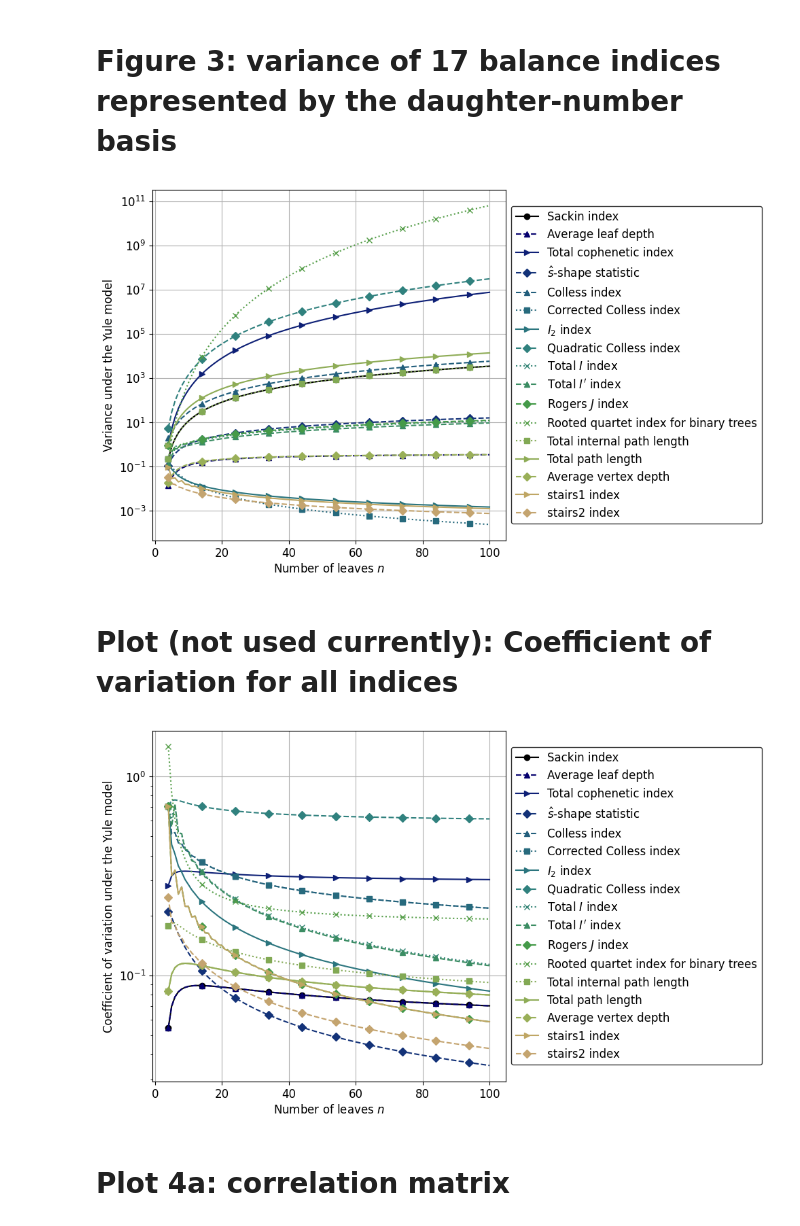
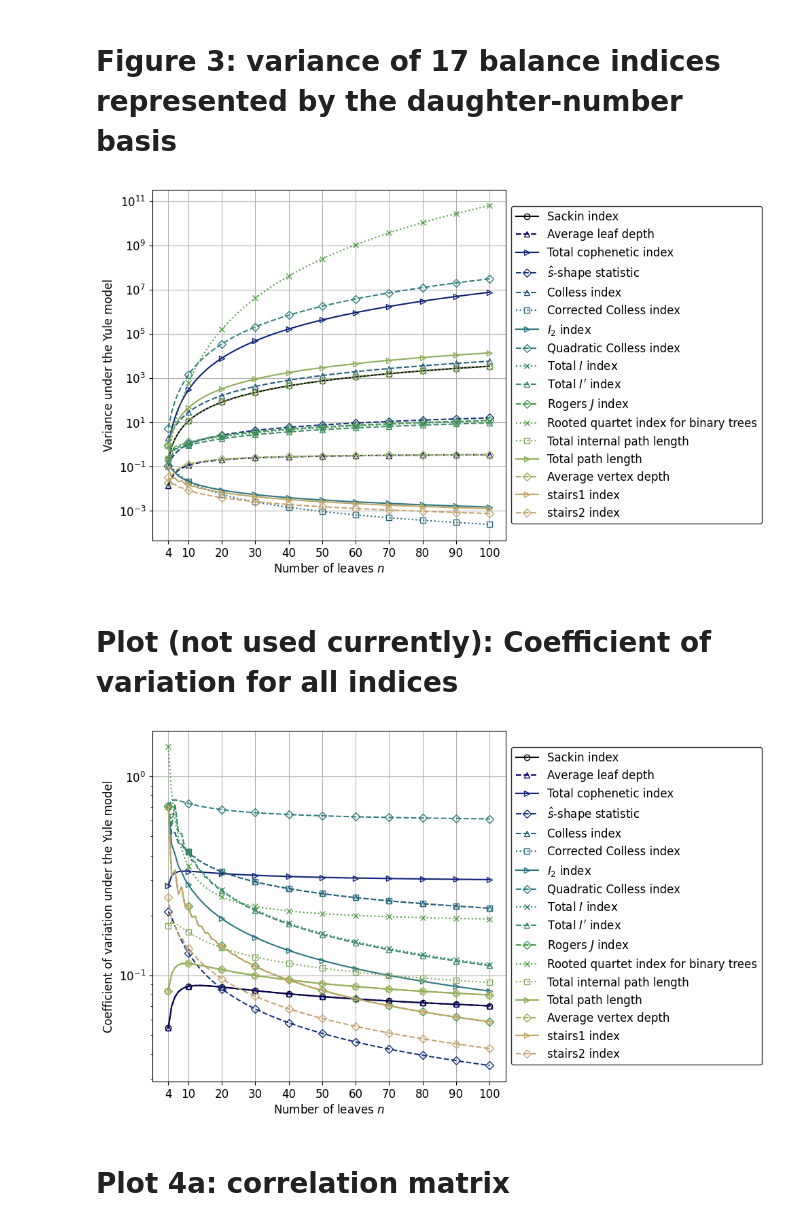
Before and after one commit to dbauman18/phylogenetic_basis_statistics, a Jupyter notebook: notebooks/plot_figures.ipynb, the cells around one changed output. Cells and saved outputs as stored; diff of their text form; code cells hidden in the pictures.

```diff
--- a/notebooks/plot_figures.ipynb
+++ b/notebooks/plot_figures.ipynb
@@ -20,11 +20,12 @@ from src.tree_bstats.plotting_params import plot_params
 # Figure 2: mean of 17 balance indices represented by the daughter-number basis
 # %%
 mean = []
+min_n = 4
 max_n = 100
 indices = BalanceIndexCoefficients().get_daughter_labels()
 
 # For all n in the range, we will compute the mean of all basis indices under daughter basis
-N = range(4, max_n + 1)
+N = range(min_n, max_n + 1)
 for n in N:
     mu = daughter_mean(n)
     daughter_coef = BalanceIndexCoefficients(n).get_daughter_coefficients()
@@ -35,19 +36,20 @@ for n in N:
 mean = np.array(mean)
 # %%
 # Plot the means on a semilogy scale
+marker_x = np.array([4, 10, 20, 30, 40, 50, 60, 70, 80, 90, 100])
 plt.figure(figsize=(10, 6))
 for i, index in enumerate(indices):
     params = plot_params(index)
     plt.semilogy(N, mean[:, i], label=params['label'],
                  linestyle = params['linestyle'],
-                 marker = params['marker'], markevery=10,
+                 marker = params['marker'], markevery=marker_x - min_n, mfc='none',
                  color = params['color'])
 
 plt.xlabel('Number of leaves $n$', fontsize=12)
 plt.ylabel('Expected value under the Yule model', fontsize=12)
 plt.legend(loc='center left', bbox_to_anchor=(1, 0.5), fontsize = 12, edgecolor = 'black')
 # Fontsize for the x and y axes
-plt.xticks(fontsize=12)
+plt.xticks(marker_x, fontsize=12)
 plt.yticks(fontsize=12)
 plt.grid(True)
 plt.tight_layout()
@@ -60,11 +62,12 @@ plt.show()
 # %%
 # This block may take a while (~1-2 minute on my machines)
 variances = []
+min_n = 4
 max_n = 100
 indices = BalanceIndexCoefficients().get_daughter_labels()
 
 # For all n in the range, we will compute the variances of all basis indices under daughter basis
-N = range(4, max_n + 1)
+N = range(min_n, max_n + 1)
 for n in N:
     # Daughter-number coefficients
     daughter_coef = BalanceIndexCoefficients(n).get_daughter_coefficients()
@@ -81,50 +84,52 @@ for n in N:
 variances = np.array(variances)
 # %%
 # Plot the variances on a semilogy scale
+marker_x = np.array([4, 10, 20, 30, 40, 50, 60, 70, 80, 90, 100])
 plt.figure(figsize=(10, 6))
 for i, index in enumerate(indices):
     params = plot_params(index)
     plt.semilogy(N, variances[:, i], label=params['label'],
                  linestyle = params['linestyle'],
-                 marker = params['marker'], markevery=10,
+                 marker = params['marker'], markevery=marker_x - min_n, mfc='none',
                  color = params['color'])
 
 plt.xlabel('Number of leaves $n$', fontsize=12)
 plt.ylabel('Variance under the Yule model', fontsize=12)
 plt.legend(loc='center left', bbox_to_anchor=(1, 0.5), fontsize = 12, edgecolor='black')
 # Fontsize for the x and y axes
-plt.xticks(fontsize=12)
+plt.xticks(marker_x, fontsize=12)
 plt.yticks(fontsize=12)
 plt.grid(True)
 plt.tight_layout()
 plt.savefig(os.path.join(parent_dir, 'plots', 'variancePlot.png'), dpi=300, bbox_inches='tight')
 plt.show()
 # %% [output]
-[figure, old version]
+[figure, new version]
 # %% [markdown]
 # Plot (not used currently): Coefficient of variation for all indices
 # %%
 # Plot the coefficient of variation (CV = std / mean) on a semilogy scale
+marker_x = np.array([4, 10, 20, 30, 40, 50, 60, 70, 80, 90, 100])
 plt.figure(figsize=(10, 6))
 for i, index in enumerate(indices):
     params = plot_params(index)
     plt.semilogy(N, np.sqrt(variances[:, i]) / mean[:, i], label=params['label'],
                  linestyle = params['linestyle'],
-                 marker = params['marker'], markevery=10,
+                 marker = params['marker'], markevery=marker_x - min_n, mfc='none',
                  color = params['color'])
 
 plt.xlabel('Number of leaves $n$', fontsize=12)
 plt.ylabel('Coefficient of variation under the Yule model', fontsize=12)
 plt.legend(loc='center left', bbox_to_anchor=(1, 0.5), fontsize = 12, edgecolor='black')
 # Fontsize for the x and y axes
-plt.xticks(fontsize=12)
+plt.xticks(marker_x, fontsize=12)
 plt.yticks(fontsize=12)
 plt.grid(True)
 plt.tight_layout()
 plt.savefig(os.path.join(parent_dir, 'plots', 'coefficient_of_variation_Plot.png'), dpi=300, bbox_inches='tight')
 plt.show()
 # %% [output]
-[figure, old version]
+[figure, new version]
 # %% [markdown]
 # Plot 4a: correlation matrix
 # %%
```
Also changed, not shown: parts of 1 cell of this notebook, 3 other files.
